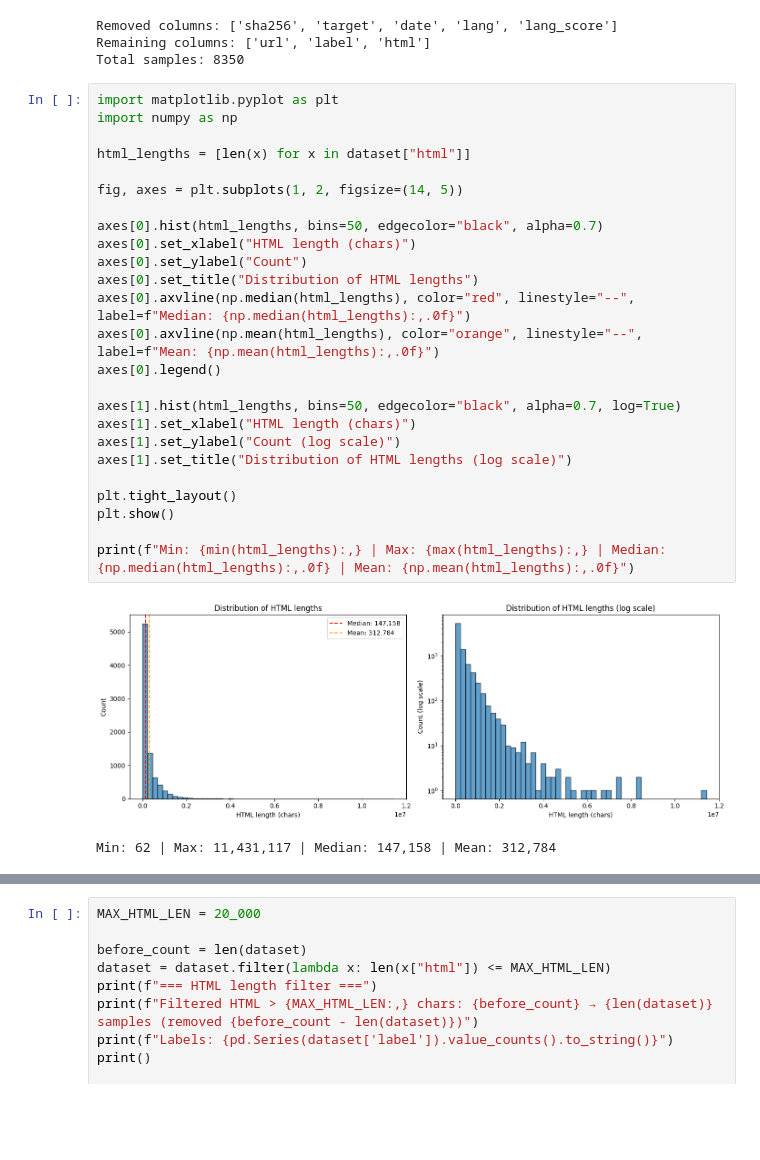
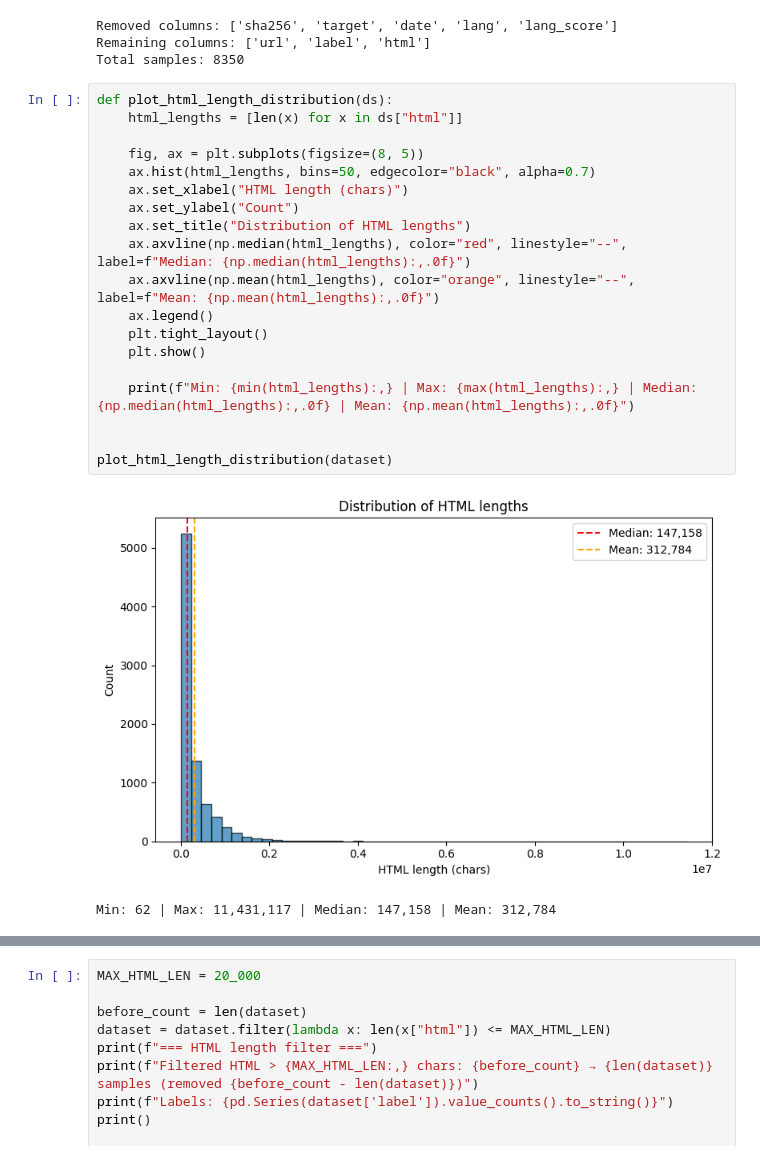
Before and after one commit to benzakenelad/mlprague2026, a Jupyter notebook: main.ipynb, the cells around one changed output, grey strips where cells are left out. Saved outputs shown, nothing was run; the diff lists cells and outputs as text; blank space fills up the shorter version.

```diff
--- a/main.ipynb
+++ b/main.ipynb
@@ -111,31 +92,25 @@ Removed columns: ['sha256', 'target', 'date', 'lang', 'lang_score']
 Remaining columns: ['url', 'label', 'html']
 Total samples: 8350
 # %%
-import matplotlib.pyplot as plt
-import numpy as np
+def plot_html_length_distribution(ds):
+    html_lengths = [len(x) for x in ds["html"]]
 
-html_lengths = [len(x) for x in dataset["html"]]
+    fig, ax = plt.subplots(figsize=(8, 5))
+    ax.hist(html_lengths, bins=50, edgecolor="black", alpha=0.7)
+    ax.set_xlabel("HTML length (chars)")
+    ax.set_ylabel("Count")
+    ax.set_title("Distribution of HTML lengths")
+    ax.axvline(np.median(html_lengths), color="red", linestyle="--", label=f"Median: {np.median(html_lengths):,.0f}")
+    ax.axvline(np.mean(html_lengths), color="orange", linestyle="--", label=f"Mean: {np.mean(html_lengths):,.0f}")
+    ax.legend()
+    plt.tight_layout()
+    plt.show()
 
-fig, axes = plt.subplots(1, 2, figsize=(14, 5))
+    print(f"Min: {min(html_lengths):,} | Max: {max(html_lengths):,} | Median: {np.median(html_lengths):,.0f} | Mean: {np.mean(html_lengths):,.0f}")
 
-axes[0].hist(html_lengths, bins=50, edgecolor="black", alpha=0.7)
-axes[0].set_xlabel("HTML length (chars)")
-axes[0].set_ylabel("Count")
-axes[0].set_title("Distribution of HTML lengths")
-axes[0].axvline(np.median(html_lengths), color="red", linestyle="--", label=f"Median: {np.median(html_lengths):,.0f}")
-axes[0].axvline(np.mean(html_lengths), color="orange", linestyle="--", label=f"Mean: {np.mean(html_lengths):,.0f}")
-axes[0].legend()
 
-axes[1].hist(html_lengths, bins=50, edgecolor="black", alpha=0.7, log=True)
-axes[1].set_xlabel("HTML length (chars)")
-axes[1].set_ylabel("Count (log scale)")
-axes[1].set_title("Distribution of HTML lengths (log scale)")
-
-plt.tight_layout()
-plt.show()
-
-print(f"Min: {min(html_lengths):,} | Max: {max(html_lengths):,} | Median: {np.median(html_lengths):,.0f} | Mean: {np.mean(html_lengths):,.0f}")
+plot_html_length_distribution(dataset)
 # %% [output]
-[figure, old version]
+[figure, new version]
 Min: 62 | Max: 11,431,117 | Median: 147,158 | Mean: 312,784
 # %%
```
Also changed, not shown: parts of 23 cells of this notebook, 1 other file.
